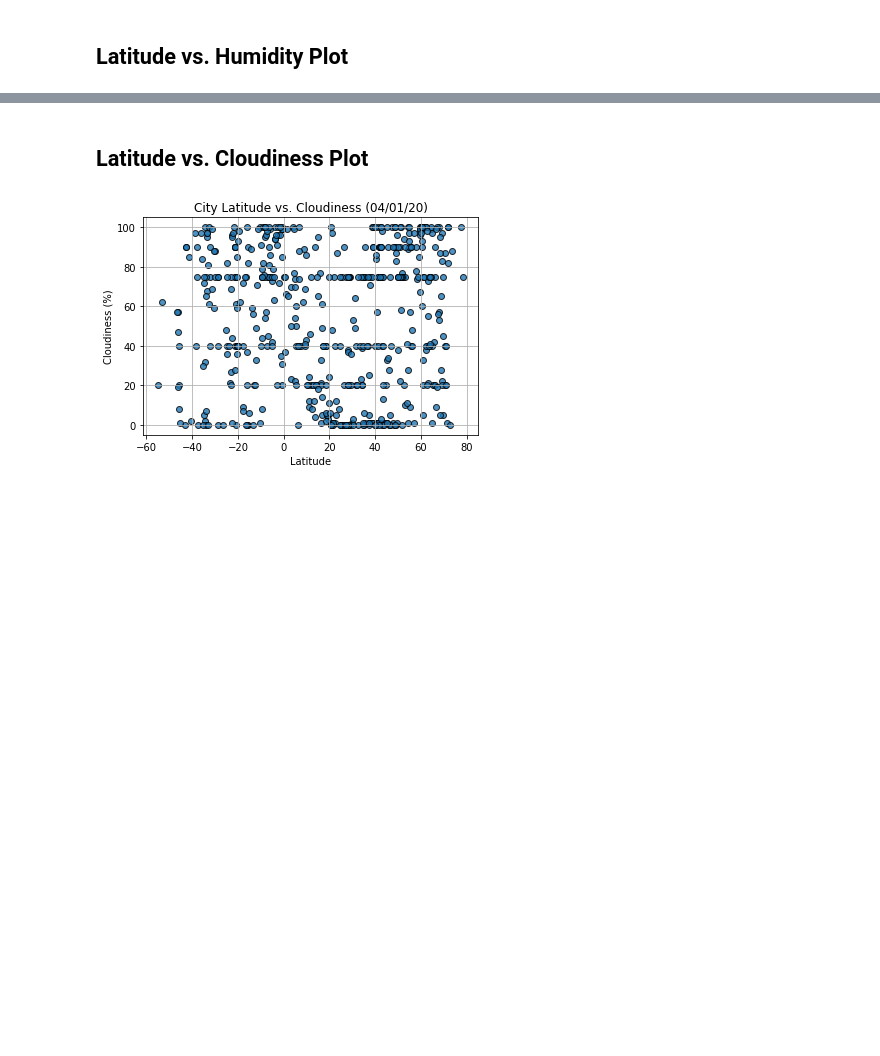
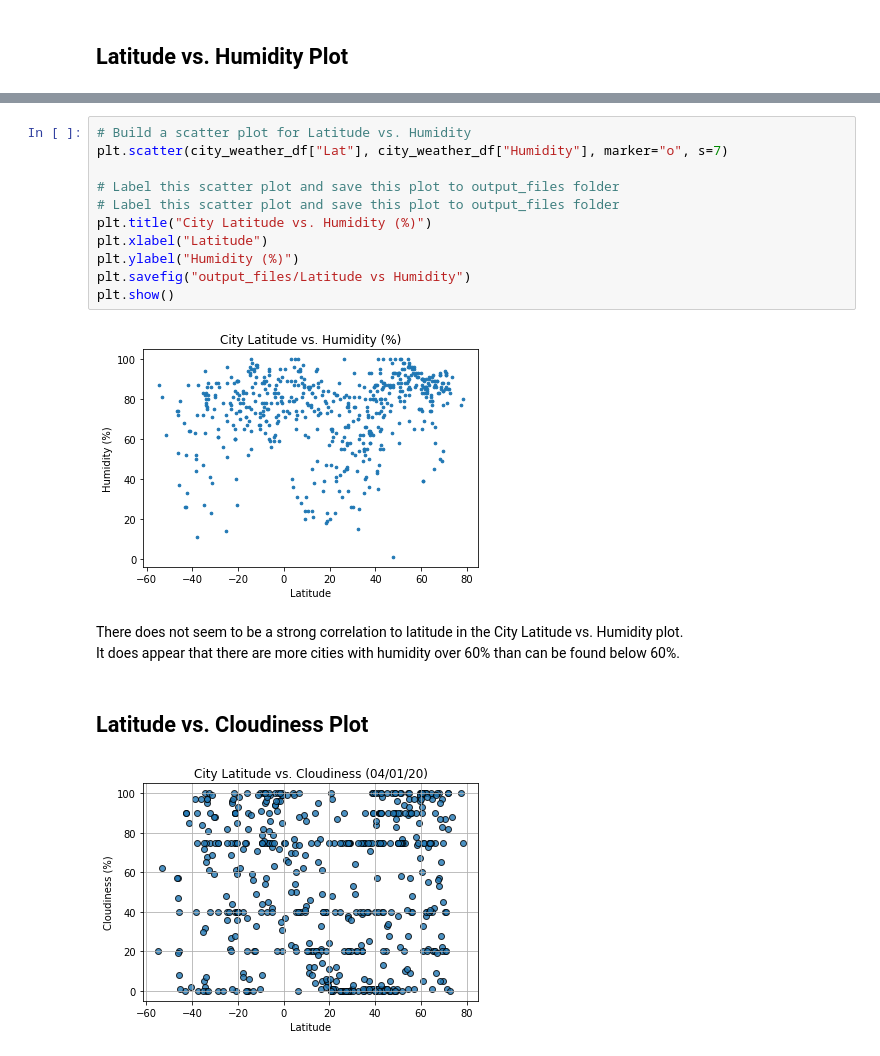
Before and after one commit to KGore12/python-api-challenge, a Jupyter notebook: WeatherPy/WeatherPy.ipynb, the cells around one changed output, grey strips where cells are left out. Drawn from its saved outputs; the diff is of its cells as text; blank space fills up the shorter version.

```diff
--- a/WeatherPy/WeatherPy.ipynb
+++ b/WeatherPy/WeatherPy.ipynb
@@ -197,3 +196,19 @@ Skip this step if there are no cities that have humidity > 100%.
+# %%
+# Build a scatter plot for Latitude vs. Humidity
+plt.scatter(city_weather_df["Lat"], city_weather_df["Humidity"], marker="o", s=7)
+
+# Label this scatter plot and save this plot to output_files folder
+# Label this scatter plot and save this plot to output_files folder
+plt.title("City Latitude vs. Humidity (%)")
+plt.xlabel("Latitude")
+plt.ylabel("Humidity (%)")
+plt.savefig("output_files/Latitude vs Humidity")
+plt.show()
+# %% [output]
+[figure, added]
+# %% [markdown]
+There does not seem to be a strong correlation to latitude in the City Latitude vs. Humidity plot.
+It does appear that there are more cities with humidity over 60% than can be found below 60%.
 # %% [markdown]
 ## Latitude vs. Cloudiness Plot
 # %%
```
Also changed, not shown: parts of 6 cells of this notebook.
